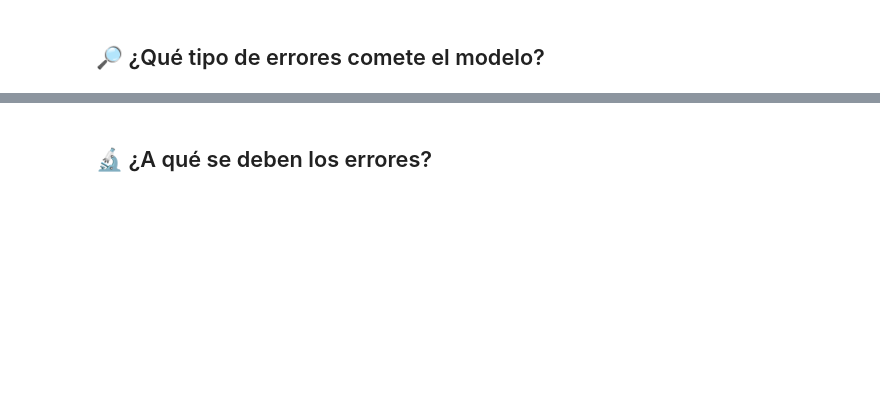
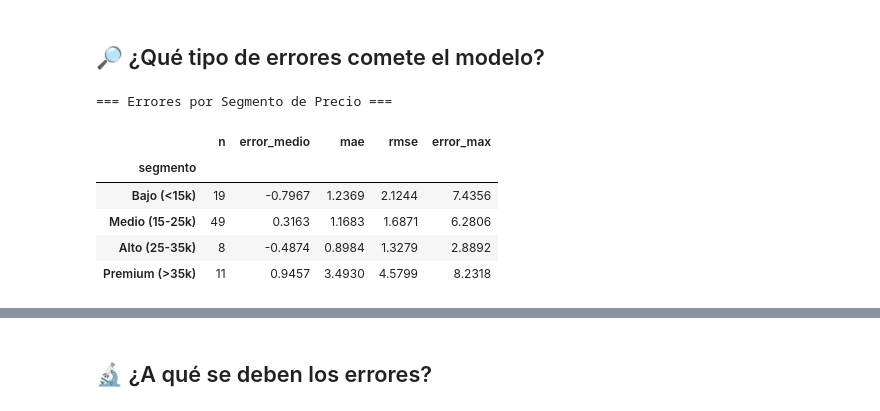
Before and after one commit to RafaGM1108/Boston_Home_Prices, a Jupyter notebook: notebooks/6-interpretation/07_Interpretacion_Modelo.ipynb, the cells around one changed output, grey strips where cells are left out. Drawn from its saved outputs; the diff is of its cells as text; code cells hidden in the pictures; blank space fills up the shorter version.

```diff
--- a/notebooks/6-interpretation/07_Interpretacion_Modelo.ipynb
+++ b/notebooks/6-interpretation/07_Interpretacion_Modelo.ipynb
@@ -284,27 +361,39 @@ print("  Un error > $5,000 puede ser inaceptable en una transacción real.")
 # %%
 # Análisis de errores por segmento de precio
 PRICE_BINS = [0, 15, 25, 35, 51]
 PRICE_LABELS = ["Bajo (<15k)", "Medio (15-25k)", "Alto (25-35k)", "Premium (>35k)"]
 
-test_analysis = pd.DataFrame({
-    "real": y_test.values,
-    "pred": y_pred_test,
-    "error": residuos,
-    "abs_error": np.abs(residuos),
-})
-test_analysis["segmento"] = pd.cut(
-    test_analysis["real"], bins=PRICE_BINS, labels=PRICE_LABELS
+test_analysis = pd.DataFrame(
+    {
+        "real": y_test.values,
+        "pred": y_pred_test,
+        "error": residuos,
+        "abs_error": np.abs(residuos),
+    }
 )
+test_analysis["segmento"] = pd.cut(test_analysis["real"], bins=PRICE_BINS, labels=PRICE_LABELS)
 
 print("=== Errores por Segmento de Precio ===")
-segment_errors = test_analysis.groupby("segmento", observed=True).agg(
-    n=("error", "count"),
-    error_medio=("error", "mean"),
-    mae=("abs_error", "mean"),
-    rmse=("error", lambda x: np.sqrt((x**2).mean())),
-    error_max=("abs_error", "max"),
-).round(4)
+segment_errors = (
+    test_analysis.groupby("segmento", observed=True)
+    .agg(
+        n=("error", "count"),
+        error_medio=("error", "mean"),
+        mae=("abs_error", "mean"),
+        rmse=("error", lambda x: np.sqrt((x**2).mean())),
+        error_max=("abs_error", "max"),
+    )
+    .round(4)
+)
 segment_errors
+# %% [output]
+=== Errores por Segmento de Precio ===
+|  | n | error_medio | mae | rmse | error_max |
+| segmento |  |  |  |  |  |
+| Bajo (<15k) | 19 | -0.7967 | 1.2369 | 2.1244 | 7.4356 |
+| Medio (15-25k) | 49 | 0.3163 | 1.1683 | 1.6871 | 6.2806 |
+| Alto (25-35k) | 8 | -0.4874 | 0.8984 | 1.3279 | 2.8892 |
+| Premium (>35k) | 11 | 0.9457 | 3.4930 | 4.5799 | 8.2318 |
 # %%
 # Visualización de errores por segmento
 fig, axes = plt.subplots(1, 3, figsize=(18, 5))
```
Also changed, not shown: parts of 14 cells of this notebook.
